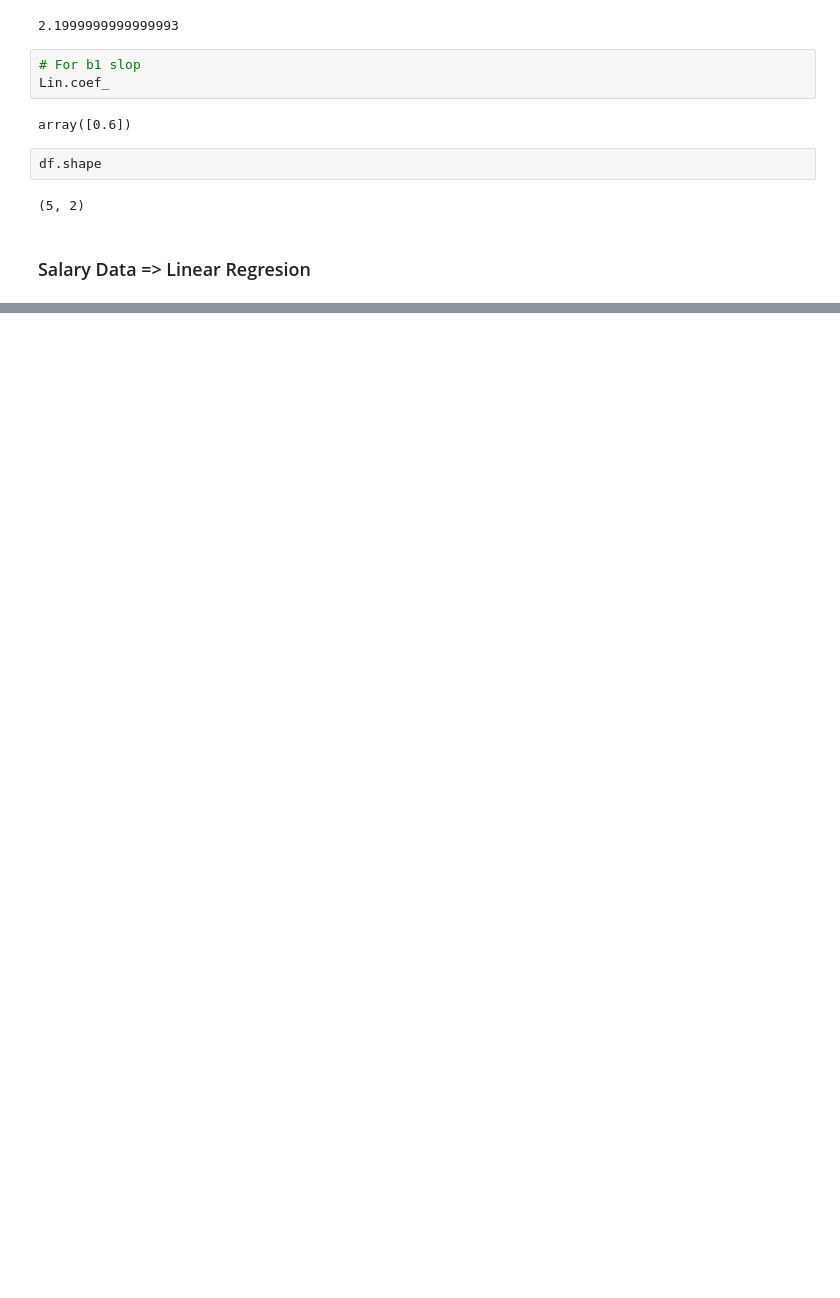
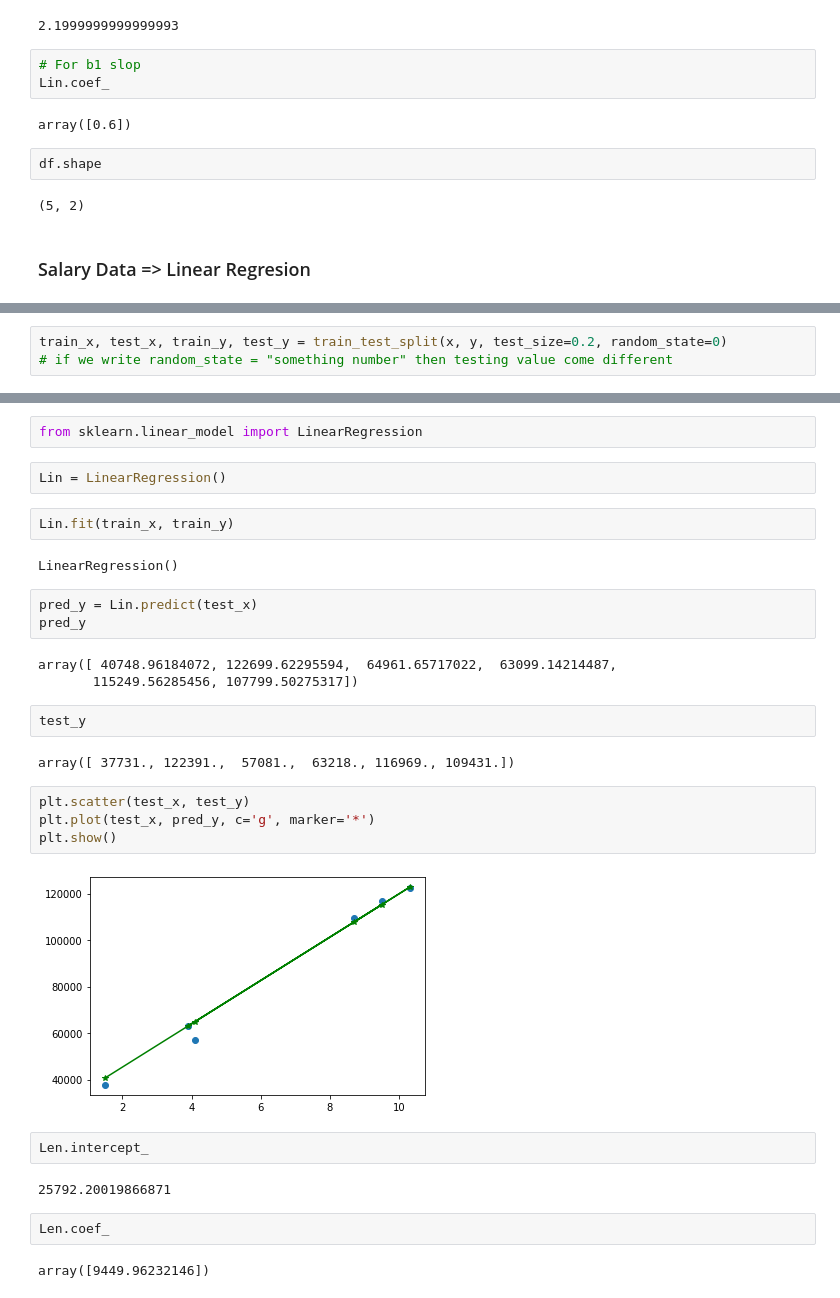
Before and after one commit to princepipariya/Verzeo-Internship, a Jupyter notebook: ML/ML Testing.ipynb, the cells around one changed output, grey strips where cells are left out. Cells and saved outputs as stored; diff of their text form; blank space fills up the shorter version.

```diff
--- a/ML/ML Testing.ipynb
+++ b/ML/ML Testing.ipynb
@@ -114,0 +188,3 @@ df.shape
+# %%
+train_x, test_x, train_y, test_y = train_test_split(x, y, test_size=0.2, random_state=0)
+# if we write random_state = "something number" then testing value come different
@@ -114,0 +204,32 @@ df.shape
+# %%
+from sklearn.linear_model import LinearRegression
+# %%
+Lin = LinearRegression()
+# %%
+Lin.fit(train_x, train_y)
+# %% [output]
+LinearRegression()
+# %%
+pred_y = Lin.predict(test_x)
+pred_y
+# %% [output]
+array([ 40748.96184072, 122699.62295594,  64961.65717022,  63099.14214487,
+       115249.56285456, 107799.50275317])
+# %%
+test_y
+# %% [output]
+array([ 37731., 122391.,  57081.,  63218., 116969., 109431.])
+# %%
+plt.scatter(test_x, test_y)
+plt.plot(test_x, pred_y, c='g', marker='*')
+plt.show()
+# %% [output]
+[figure, added]
+# %%
+Len.intercept_
+# %% [output]
+25792.20019866871
+# %%
+Len.coef_
+# %% [output]
+array([9449.96232146])
```
Also changed, not shown: parts of 9 cells of this notebook.
